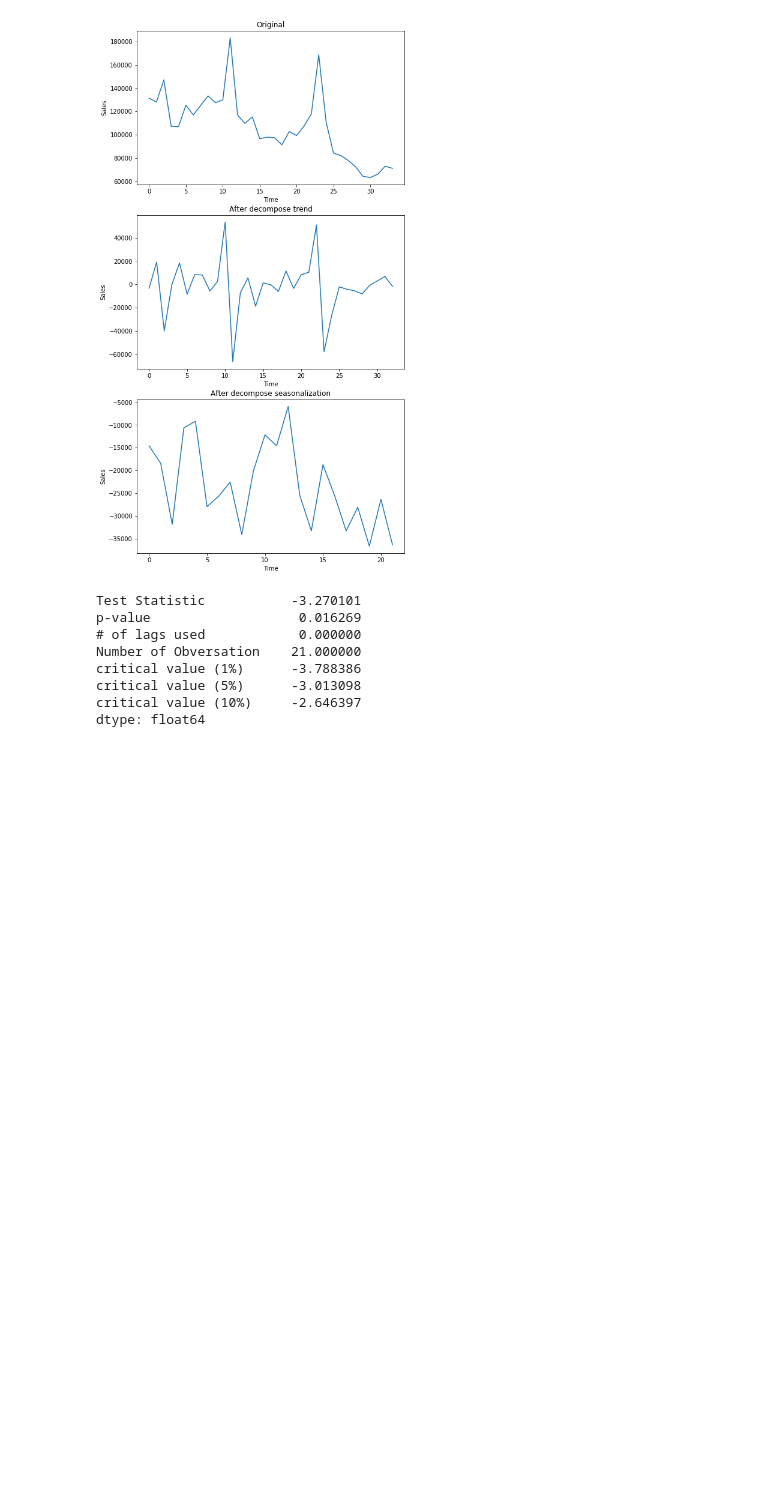
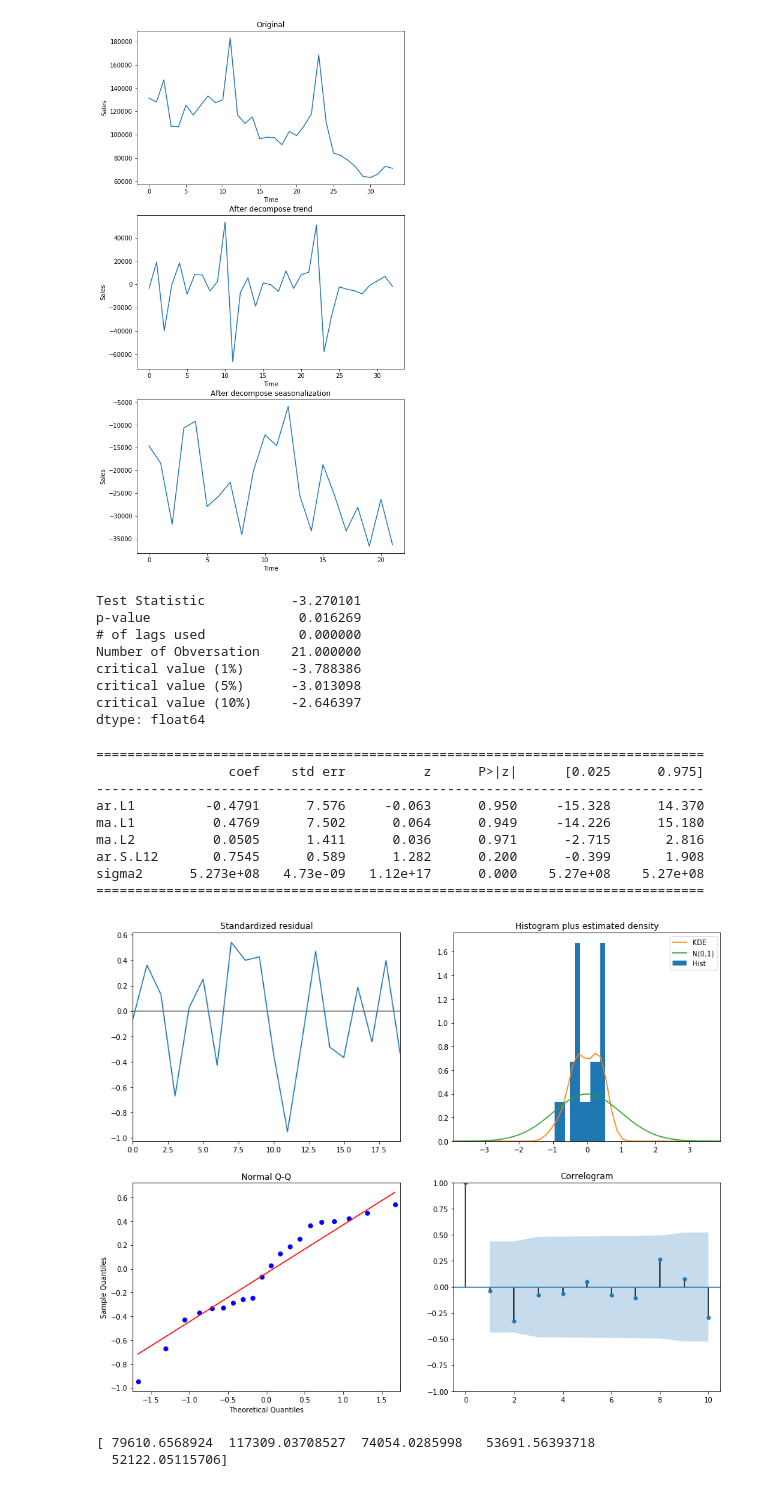
Before and after one commit to PaulGuo5/Predict-Future-Sales, a Jupyter notebook: preprocess.ipynb, the cells around one changed output. Saved outputs shown, nothing was run; the diff lists cells and outputs as text; code cells hidden in the pictures; blank space fills up the shorter version.

Commit message:
Update ARIMA

```diff
--- a/preprocess.ipynb
+++ b/preprocess.ipynb
@@ -135,6 +152,44 @@ critical value (1%)      -3.788386
 critical value (5%)      -3.013098
 critical value (10%)     -2.646397
 dtype: float64
+# %%
+from scipy import stats
+import matplotlib.pyplot as plt
+from statsmodels.tsa.arima_model import ARIMA
+import statsmodels.api as sm
+from statsmodels.graphics.tsaplots import plot_acf, plot_pacf
+
+def arima_predict(data):
+    mod = sm.tsa.statespace.SARIMAX(data,
+                                    order=(1, 1, 2),
+                                    seasonal_order=(1, 0, 0, 12),
+                                    enforce_stationarity=False,
+                                    enforce_invertibility=False)
+    results = mod.fit()
+    print(results.summary().tables[1])
+    results.plot_diagnostics(figsize=(15, 12))
+    plt.show()
+
+    pred = results.get_prediction(10, dynamic=False)
+    pred_ci = pred.conf_int()
+    #print(pred_ci.shape)
+    print((results.forecast(5)))
+    return
+
+arima_predict(ts.tolist())
+# %% [output]
+==============================================================================
+                 coef    std err          z      P>|z|      [0.025      0.975]
+------------------------------------------------------------------------------
+ar.L1         -0.4791      7.576     -0.063      0.950     -15.328      14.370
+ma.L1          0.4769      7.502      0.064      0.949     -14.226      15.180
+ma.L2          0.0505      1.411      0.036      0.971      -2.715       2.816
+ar.S.L12       0.7545      0.589      1.282      0.200      -0.399       1.908
+sigma2      5.273e+08   4.73e-09   1.12e+17      0.000    5.27e+08    5.27e+08
+==============================================================================
+[figure, added]
+[ 79610.6568924  117309.03708527  74054.0285998   53691.56393718
+  52122.05115706]
 # %%
 train = pd.merge(train, items, on="item_id")
 train = pd.merge(train, items_categories, on="item_category_id")
```
Also changed, not shown: parts of 5 cells of this notebook.
